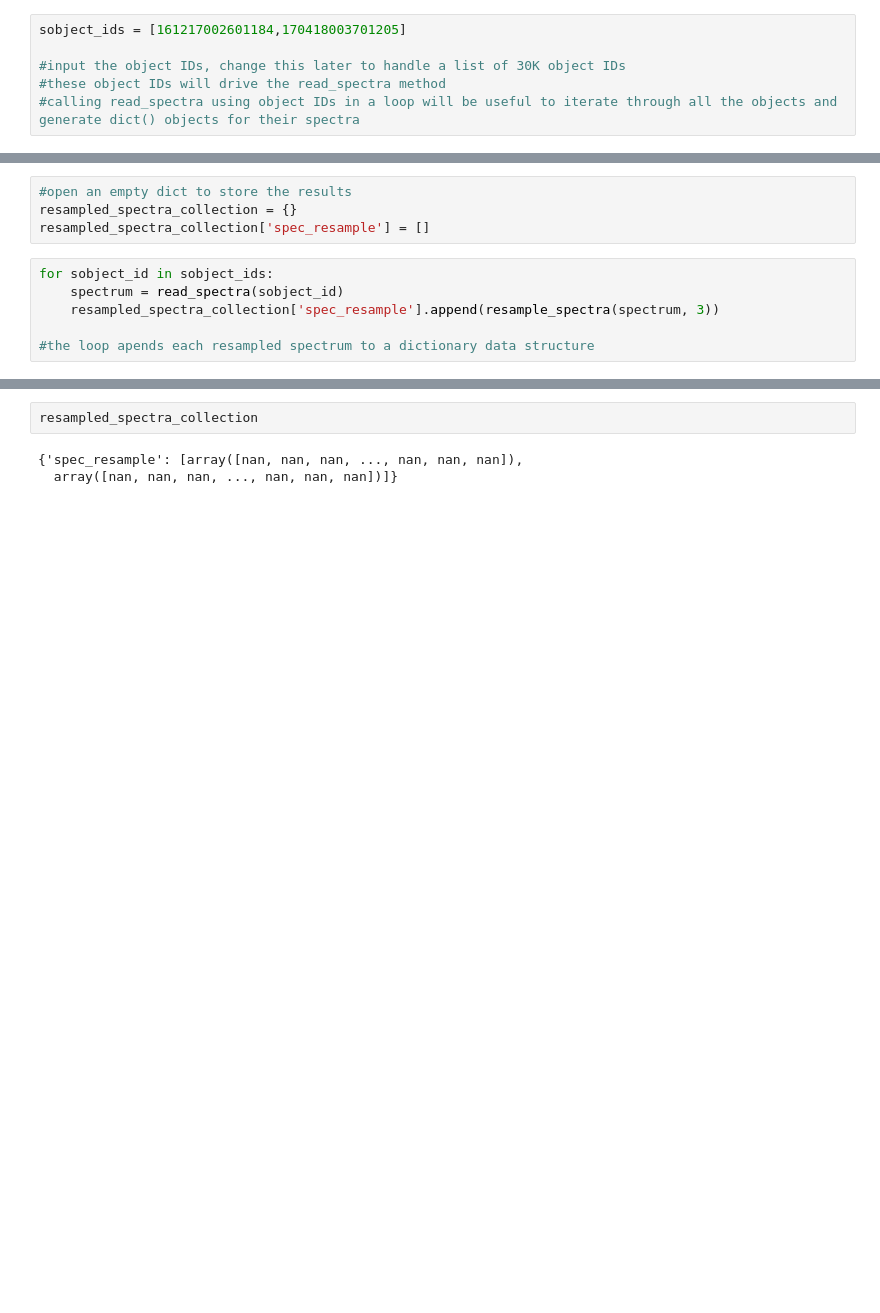
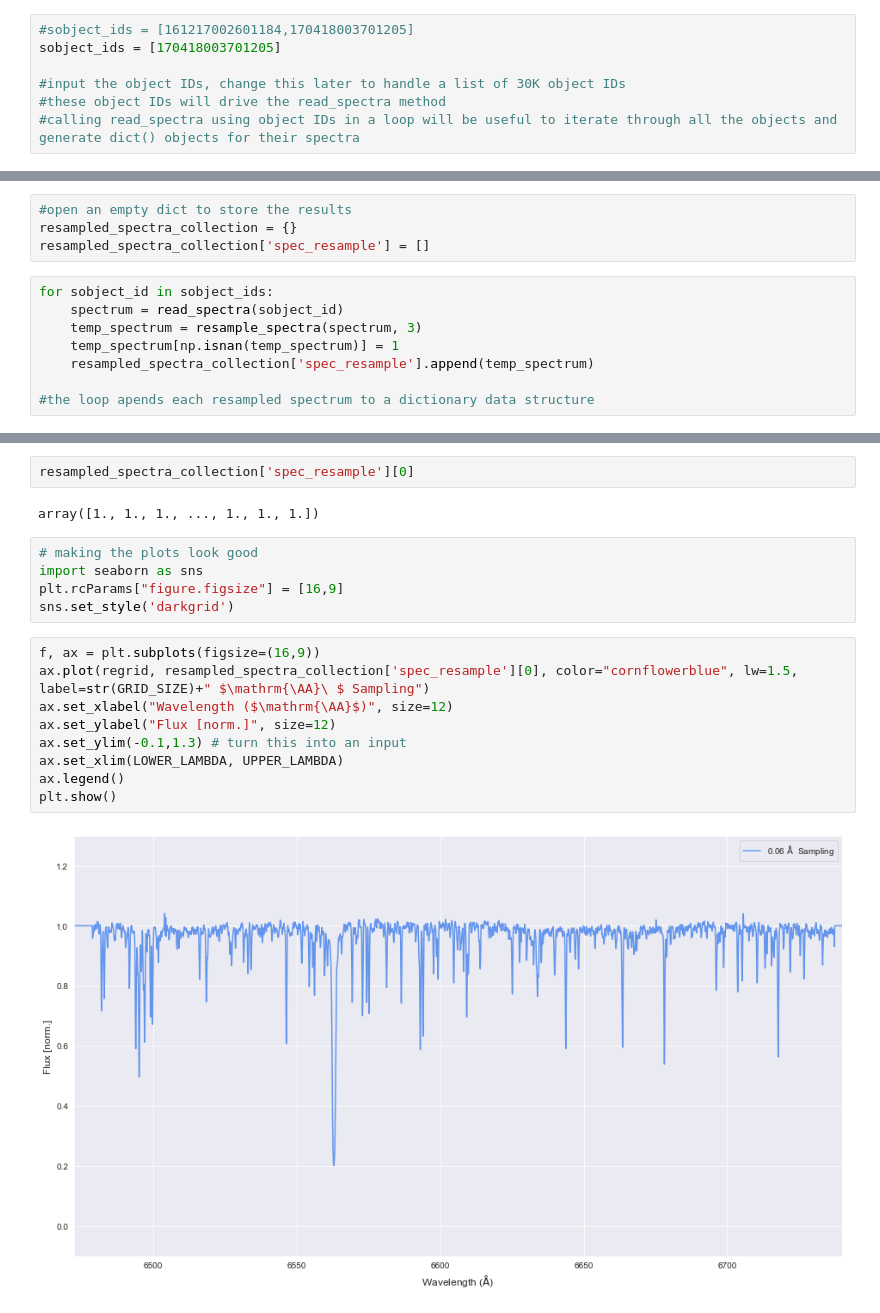
Before and after one commit to PravNJ/galah-file-read-test, a Jupyter notebook: resample-galah-spectra.ipynb, the cells around one changed output, grey strips where cells are left out. Cells and saved outputs as stored; diff of their text form; blank space fills up the shorter version.

Commit message:
tested plotting one of the spectra from the dict struct

```diff
--- a/resample-galah-spectra.ipynb
+++ b/resample-galah-spectra.ipynb
@@ -11,7 +11,8 @@ from matplotlib import gridspec
 
 #these are for running spectres which allows us to resample spectra and their errors with very little effort
 # %%
-sobject_ids = [161217002601184,170418003701205]
+#sobject_ids = [161217002601184,170418003701205]
+sobject_ids = [170418003701205]
 
 #input the object IDs, change this later to handle a list of 30K object IDs
 #these object IDs will drive the read_spectra method
@@ -108,7 +109,9 @@ resampled_spectra_collection['spec_resample'] = []
 # %%
 for sobject_id in sobject_ids:
     spectrum = read_spectra(sobject_id)
-    resampled_spectra_collection['spec_resample'].append(resample_spectra(spectrum, 3))
+    temp_spectrum = resample_spectra(spectrum, 3)
+    temp_spectrum[np.isnan(temp_spectrum)] = 1
+    resampled_spectra_collection['spec_resample'].append(temp_spectrum)
 
 #the loop apends each resampled spectrum to a dictionary data structure
 # %% [output]
@@ -119,5 +119,20 @@ Spectres: new_wavs contains values outside the range in spec_wavs, new_fluxes an
 # %%
-resampled_spectra_collection
+resampled_spectra_collection['spec_resample'][0]
 # %% [output]
-{'spec_resample': [array([nan, nan, nan, ..., nan, nan, nan]),
-  array([nan, nan, nan, ..., nan, nan, nan])]}
+array([1., 1., 1., ..., 1., 1., 1.])
+# %%
+# making the plots look good
+import seaborn as sns
+plt.rcParams["figure.figsize"] = [16,9]
+sns.set_style('darkgrid')
+# %%
+f, ax = plt.subplots(figsize=(16,9))
+ax.plot(regrid, resampled_spectra_collection['spec_resample'][0], color="cornflowerblue", lw=1.5, label=str(GRID_SIZE)+" $\mathrm{\AA}\ $ Sampling")
+ax.set_xlabel("Wavelength ($\mathrm{\AA}$)", size=12)
+ax.set_ylabel("Flux [norm.]", size=12)
+ax.set_ylim(-0.1,1.3) # turn this into an input
+ax.set_xlim(LOWER_LAMBDA, UPPER_LAMBDA)
+ax.legend()
+plt.show()
+# %% [output]
+[figure, added]
```
Also changed, not shown: parts of 1 cell of this notebook.
